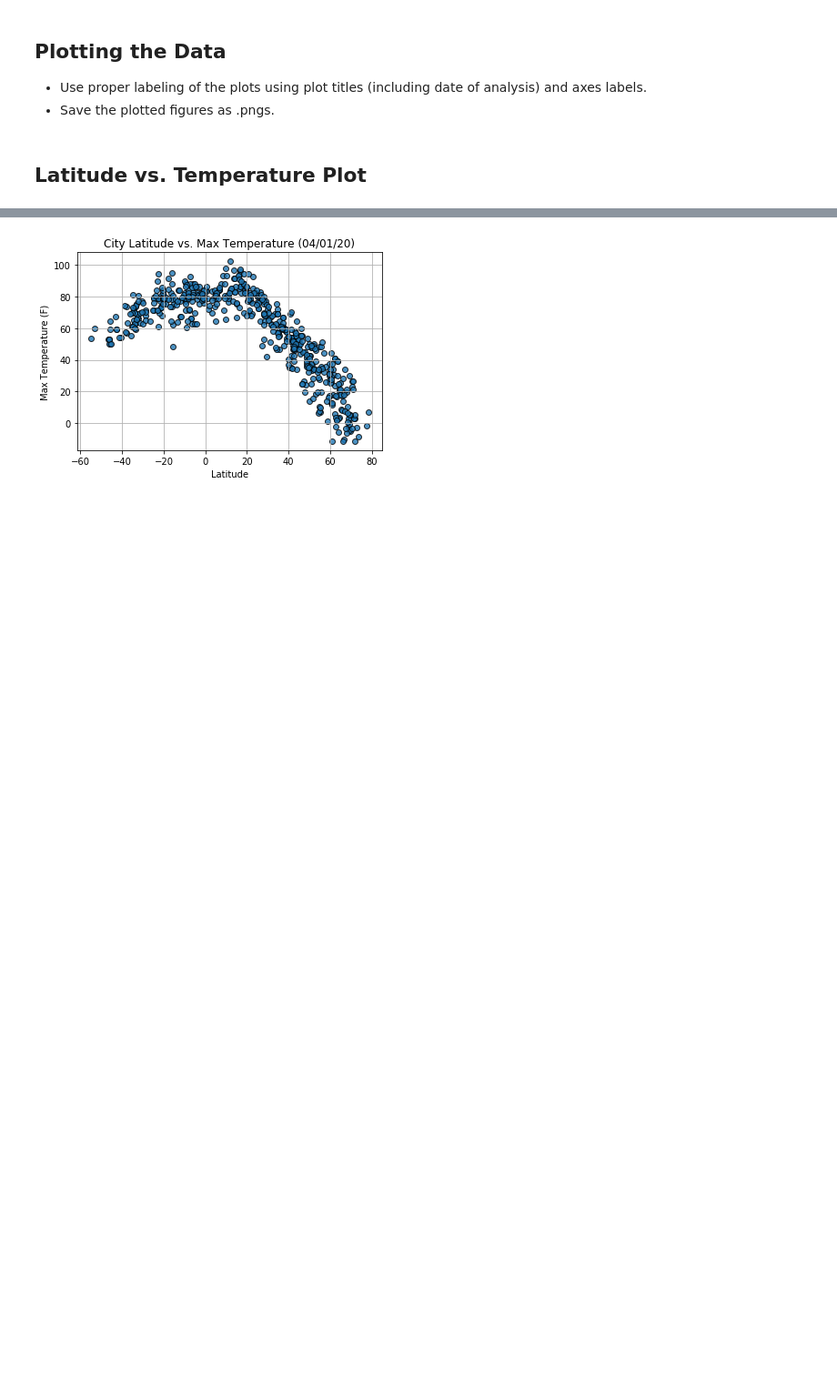
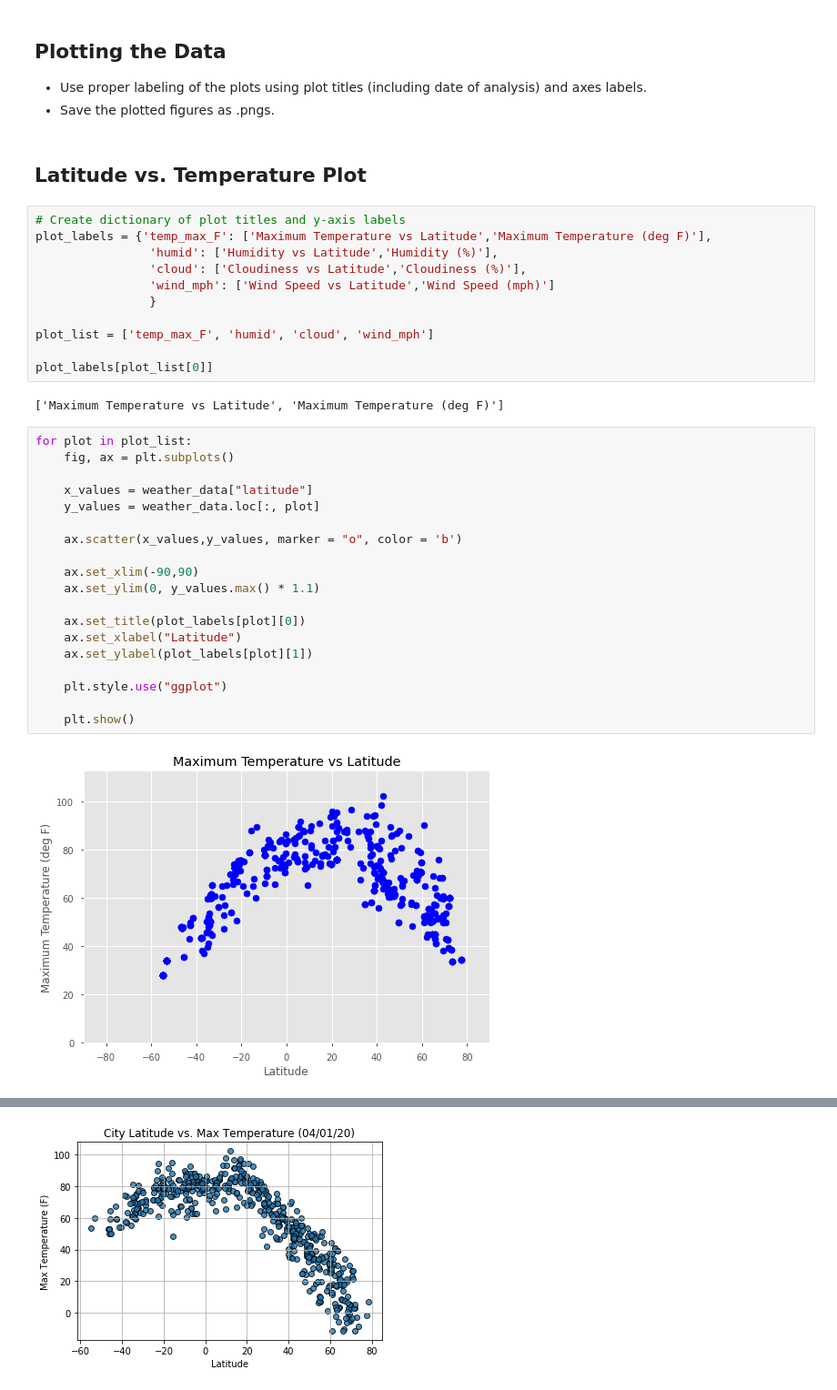
Before and after one commit to KatherineH-cls/python-api-challenge, a Jupyter notebook: WeatherPy/WeatherPy_kh.ipynb, the cells around one changed output, grey strips where cells are left out. Shown: that part at 91% size. Drawn from its saved outputs; the diff is of its cells as text; blank space fills up the shorter version.

Commit message:
generated first 4 weather plots in a loop

```diff
--- a/WeatherPy/WeatherPy_kh.ipynb
+++ b/WeatherPy/WeatherPy_kh.ipynb
@@ -189,3 +150,37 @@ Int64Index([], dtype='int64')
 * Save the plotted figures as .pngs.
 # %% [markdown]
 ## Latitude vs. Temperature Plot
+# %%
+# Create dictionary of plot titles and y-axis labels
+plot_labels = {'temp_max_F': ['Maximum Temperature vs Latitude','Maximum Temperature (deg F)'],
+                'humid': ['Humidity vs Latitude','Humidity (%)'],
+                'cloud': ['Cloudiness vs Latitude','Cloudiness (%)'],
+                'wind_mph': ['Wind Speed vs Latitude','Wind Speed (mph)']
+                }
+
+plot_list = ['temp_max_F', 'humid', 'cloud', 'wind_mph']
+
+plot_labels[plot_list[0]]
+# %% [output]
+['Maximum Temperature vs Latitude', 'Maximum Temperature (deg F)']
+# %%
+for plot in plot_list:
+    fig, ax = plt.subplots()
+
+    x_values = weather_data["latitude"]
+    y_values = weather_data.loc[:, plot]
+
+    ax.scatter(x_values,y_values, marker = "o", color = 'b')
+
+    ax.set_xlim(-90,90)
+    ax.set_ylim(0, y_values.max() * 1.1)
+
+    ax.set_title(plot_labels[plot][0])
+    ax.set_xlabel("Latitude")
+    ax.set_ylabel(plot_labels[plot][1])
+
+    plt.style.use("ggplot")
+
+    plt.show()
+# %% [output]
+[figure, added]
```
Also changed, not shown: parts of 10 cells of this notebook.
